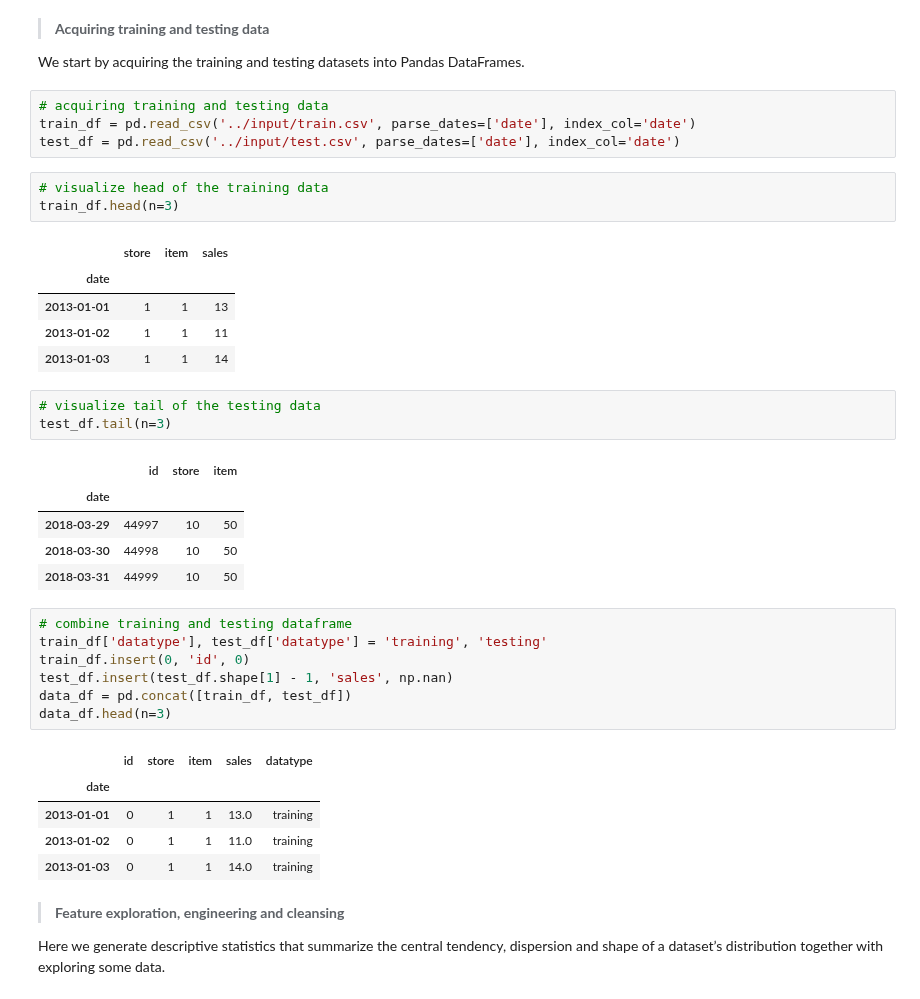
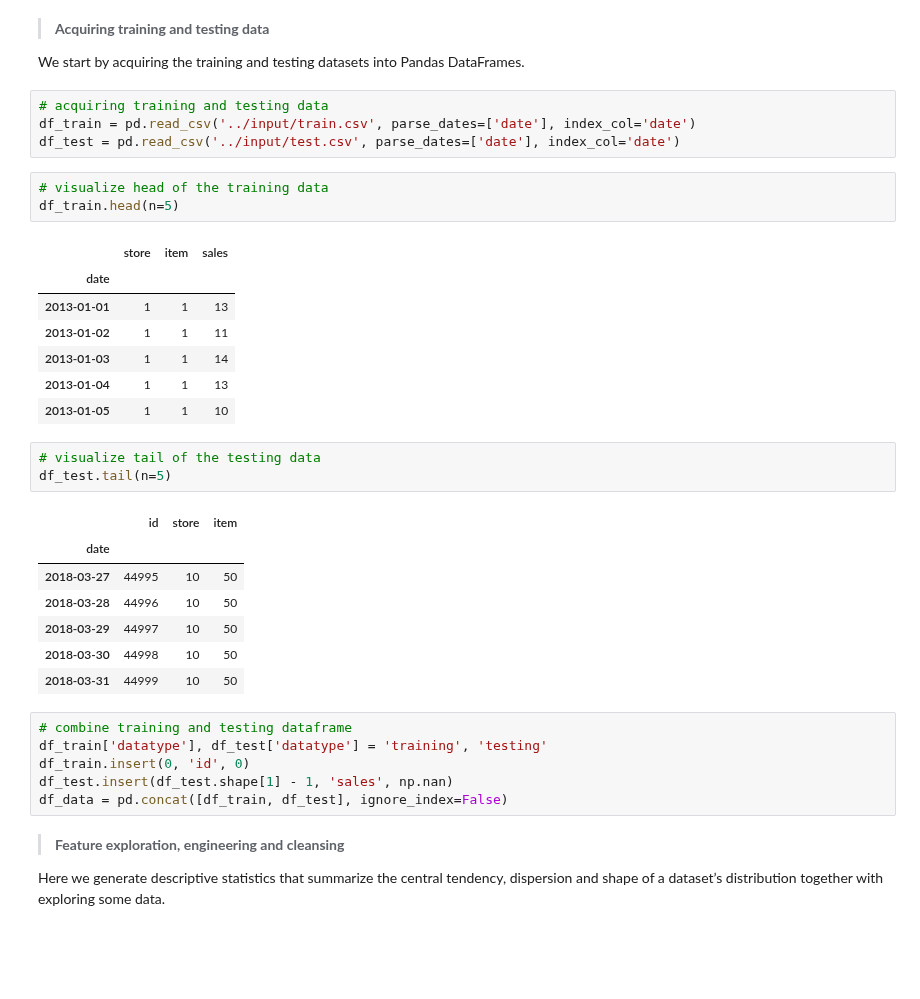
Before and after one commit to monthepp/kaggle, a Jupyter notebook: store_item_demand_forecasting_challenge/store_item_demand_forecasting_challenge.ipynb, the cells around one changed output. Drawn from its saved outputs; the diff is of its cells as text; blank space fills up the shorter version.

```diff
--- a/store_item_demand_forecasting_challenge/store_item_demand_forecasting_challenge.ipynb
+++ b/store_item_demand_forecasting_challenge/store_item_demand_forecasting_challenge.ipynb
@@ -21,39 +32,36 @@ from sklearn.model_selection import train_test_split
 We start by acquiring the training and testing datasets into Pandas DataFrames.
 # %%
 # acquiring training and testing data
-train_df = pd.read_csv('../input/train.csv', parse_dates=['date'], index_col='date')
-test_df = pd.read_csv('../input/test.csv', parse_dates=['date'], index_col='date')
+df_train = pd.read_csv('../input/train.csv', parse_dates=['date'], index_col='date')
+df_test = pd.read_csv('../input/test.csv', parse_dates=['date'], index_col='date')
 # %%
 # visualize head of the training data
-train_df.head(n=3)
+df_train.head(n=5)
 # %% [output]
 |  | store | item | sales |
 | date |  |  |  |
 | 2013-01-01 | 1 | 1 | 13 |
 | 2013-01-02 | 1 | 1 | 11 |
 | 2013-01-03 | 1 | 1 | 14 |
+| 2013-01-04 | 1 | 1 | 13 |
+| 2013-01-05 | 1 | 1 | 10 |
 # %%
 # visualize tail of the testing data
-test_df.tail(n=3)
+df_test.tail(n=5)
 # %% [output]
 |  | id | store | item |
 | date |  |  |  |
+| 2018-03-27 | 44995 | 10 | 50 |
+| 2018-03-28 | 44996 | 10 | 50 |
 | 2018-03-29 | 44997 | 10 | 50 |
 | 2018-03-30 | 44998 | 10 | 50 |
 | 2018-03-31 | 44999 | 10 | 50 |
 # %%
 # combine training and testing dataframe
-train_df['datatype'], test_df['datatype'] = 'training', 'testing'
-train_df.insert(0, 'id', 0)
-test_df.insert(test_df.shape[1] - 1, 'sales', np.nan)
-data_df = pd.concat([train_df, test_df])
-data_df.head(n=3)
+df_train['datatype'], df_test['datatype'] = 'training', 'testing'
+df_train.insert(0, 'id', 0)
+df_test.insert(df_test.shape[1] - 1, 'sales', np.nan)
+df_data = pd.concat([df_train, df_test], ignore_index=False)
-# %% [output]
-|  | id | store | item | sales | datatype |
-| date |  |  |  |  |  |
-| 2013-01-01 | 0 | 1 | 1 | 13.0 | training |
-| 2013-01-02 | 0 | 1 | 1 | 11.0 | training |
-| 2013-01-03 | 0 | 1 | 1 | 14.0 | training |
 # %% [markdown]
 > **Feature exploration, engineering and cleansing**
 
```
Also changed, not shown: parts of 59 cells of this notebook.
